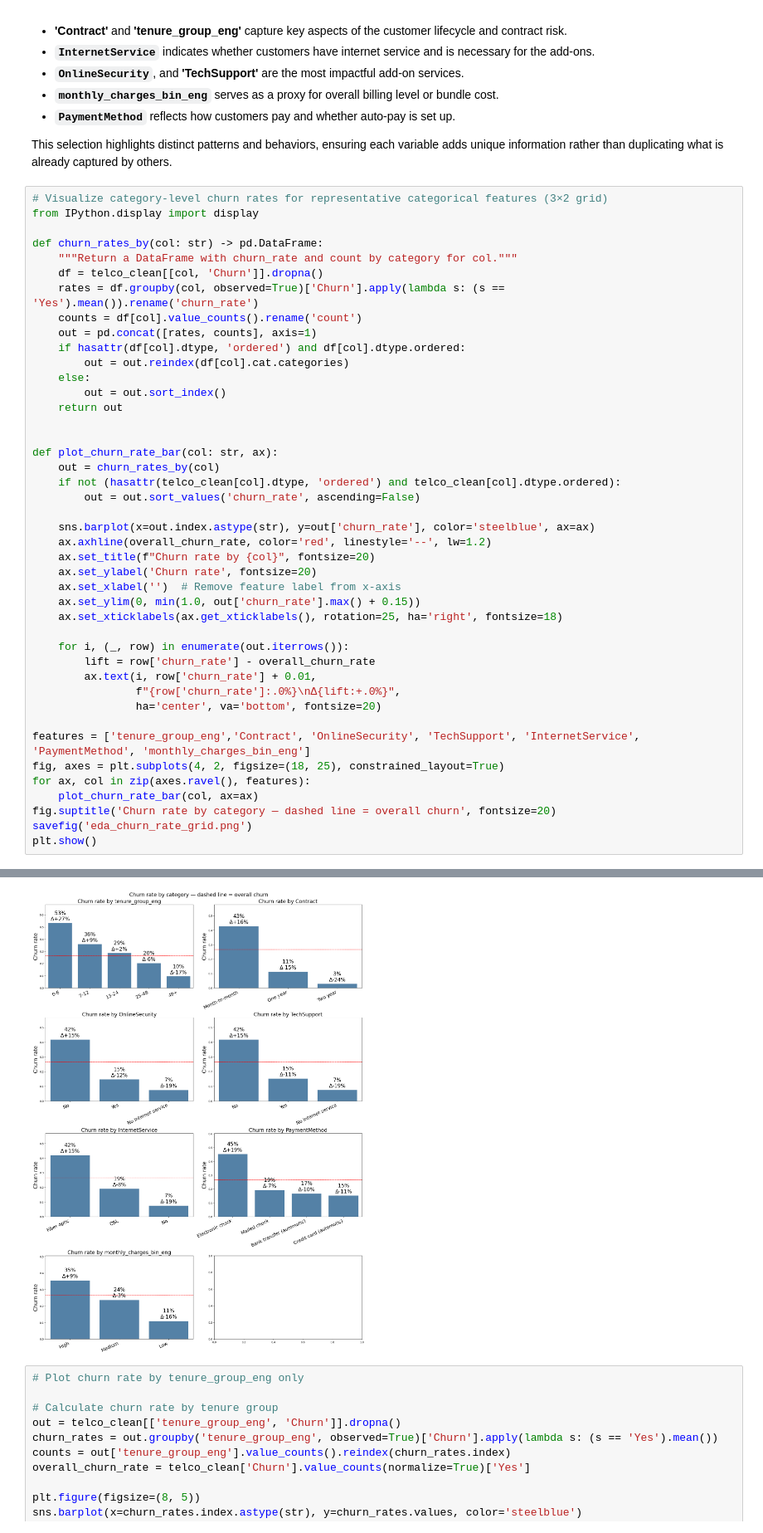
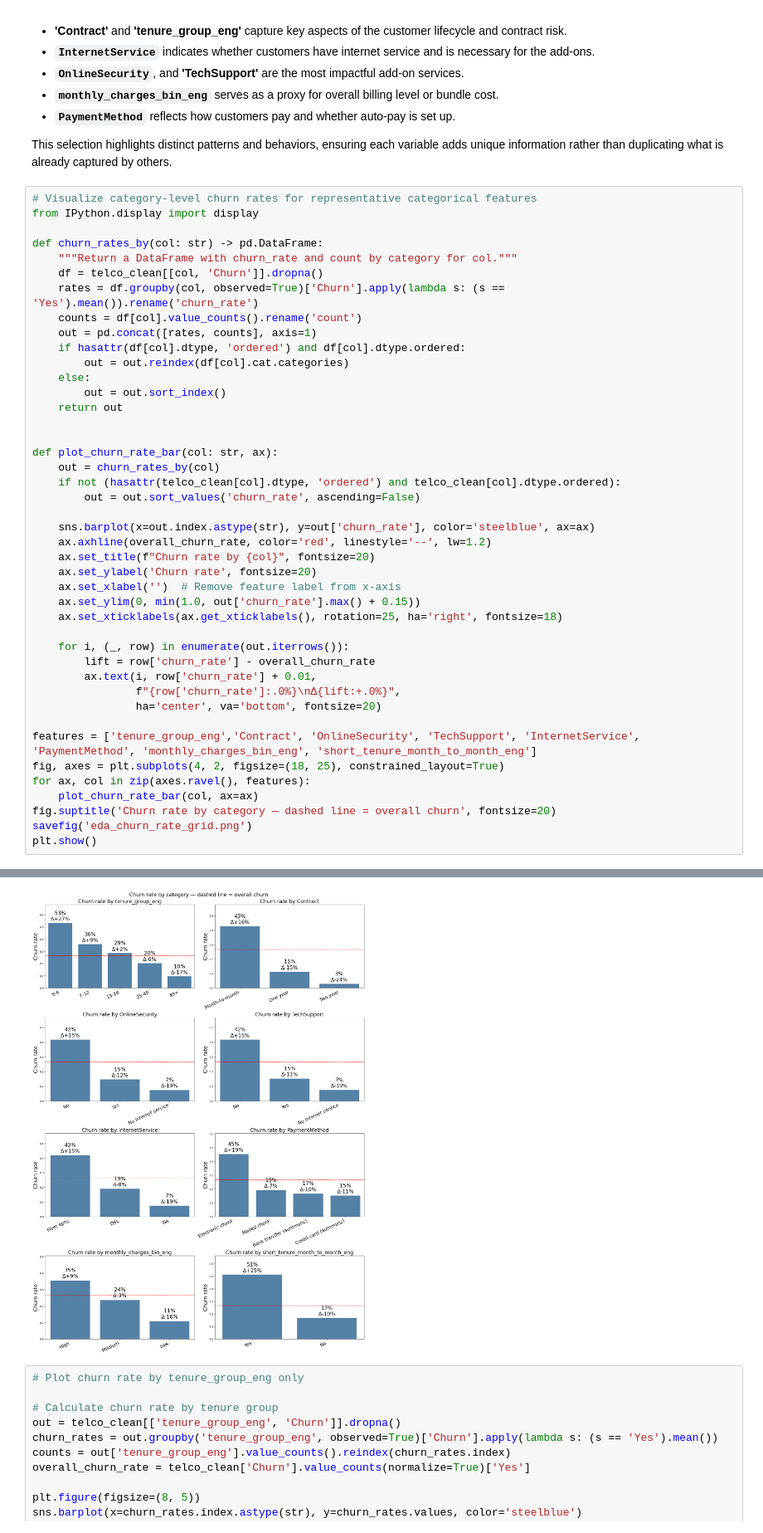
Before and after one commit to amschiltz/springboard_projects, a Jupyter notebook: Capstone_2/notebooks/02_telco_churn_eda_ams.ipynb, the cells around one changed output, grey strips where cells are left out. Shown at 83% size. Saved outputs shown, nothing was run; the diff lists cells and outputs as text.

Commit message:
Refined feature simplification and interpretability steps in EDA notebook. Updated narrative and insights in the story notebook. Regenerated churn rate grid figure with additional feature.'

```diff
--- a/Capstone_2/notebooks/02_telco_churn_eda_ams.ipynb
+++ b/Capstone_2/notebooks/02_telco_churn_eda_ams.ipynb
@@ -563,7 +563,7 @@ BIVARIATE SUMMARY: CHURN PREDICTORS BY TYPE
 
 This selection highlights distinct patterns and behaviors, ensuring each variable adds unique information rather than duplicating what is already captured by others.
 # %%
-# Visualize category-level churn rates for representative categorical features (3×2 grid)
+# Visualize category-level churn rates for representative categorical features
 from IPython.display import display
 
 def churn_rates_by(col: str) -> pd.DataFrame:
@@ -579,35 +579,35 @@ def churn_rates_by(col: str) -> pd.DataFrame:
     return out
 
 
 def plot_churn_rate_bar(col: str, ax):
     out = churn_rates_by(col)
     if not (hasattr(telco_clean[col].dtype, 'ordered') and telco_clean[col].dtype.ordered):
         out = out.sort_values('churn_rate', ascending=False)
 
     sns.barplot(x=out.index.astype(str), y=out['churn_rate'], color='steelblue', ax=ax)
     ax.axhline(overall_churn_rate, color='red', linestyle='--', lw=1.2)
     ax.set_title(f"Churn rate by {col}", fontsize=20)
     ax.set_ylabel('Churn rate', fontsize=20)
     ax.set_xlabel('')  # Remove feature label from x-axis
     ax.set_ylim(0, min(1.0, out['churn_rate'].max() + 0.15))
     ax.set_xticklabels(ax.get_xticklabels(), rotation=25, ha='right', fontsize=18)
 
     for i, (_, row) in enumerate(out.iterrows()):
         lift = row['churn_rate'] - overall_churn_rate
         ax.text(i, row['churn_rate'] + 0.01,
                 f"{row['churn_rate']:.0%}\nΔ{lift:+.0%}",
                 ha='center', va='bottom', fontsize=20)
 
-features = ['tenure_group_eng','Contract', 'OnlineSecurity', 'TechSupport', 'InternetService', 'PaymentMethod', 'monthly_charges_bin_eng']
+features = ['tenure_group_eng','Contract', 'OnlineSecurity', 'TechSupport', 'InternetService', 'PaymentMethod', 'monthly_charges_bin_eng', 'short_tenure_month_to_month_eng']
 fig, axes = plt.subplots(4, 2, figsize=(18, 25), constrained_layout=True)
 for ax, col in zip(axes.ravel(), features):
     plot_churn_rate_bar(col, ax=ax)
 fig.suptitle('Churn rate by category — dashed line = overall churn', fontsize=20)
 savefig('eda_churn_rate_grid.png')
 plt.show()
 # %% [output]
 Saved: /Users/Allison/Code/springboard_ds/springboard_projects/Capstone_2/reports/figures/eda_churn_rate_grid.png
-[figure, old version]
+[figure, new version]
 # %%
 # Plot churn rate by tenure_group_eng only
 
```
Also changed, not shown: parts of 4 cells of this notebook, 2 other files.
